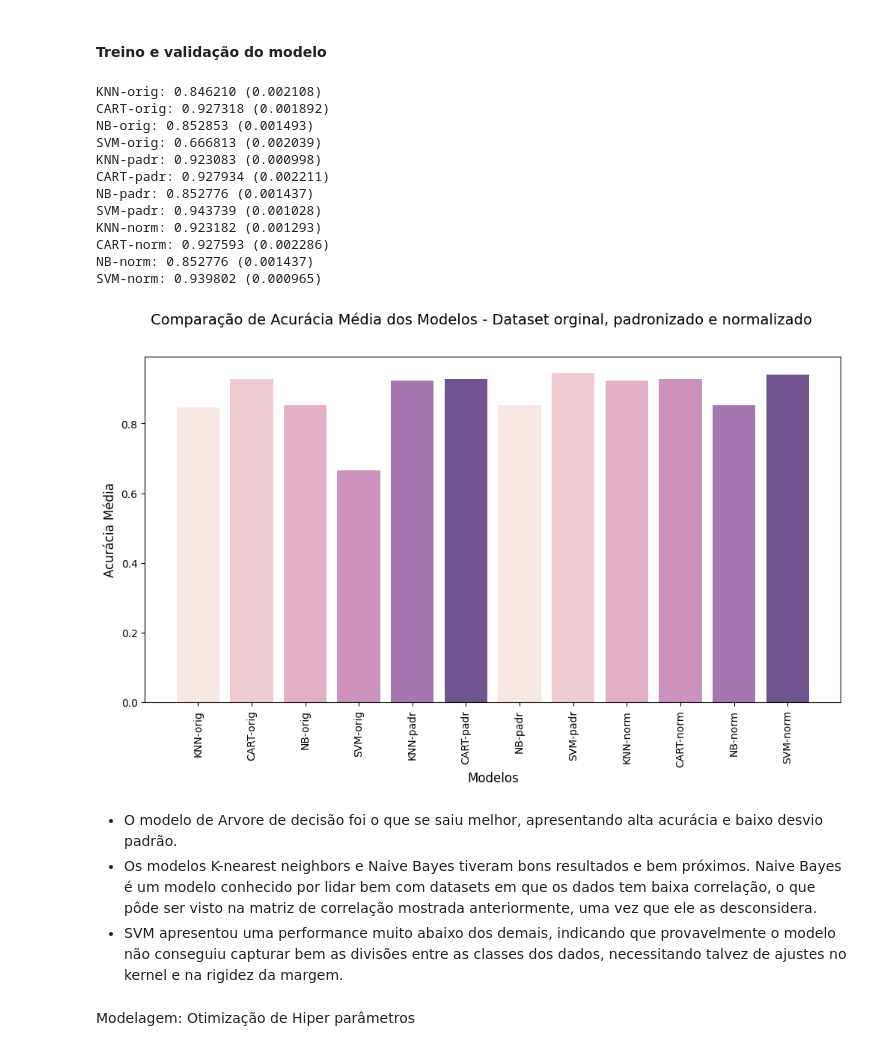
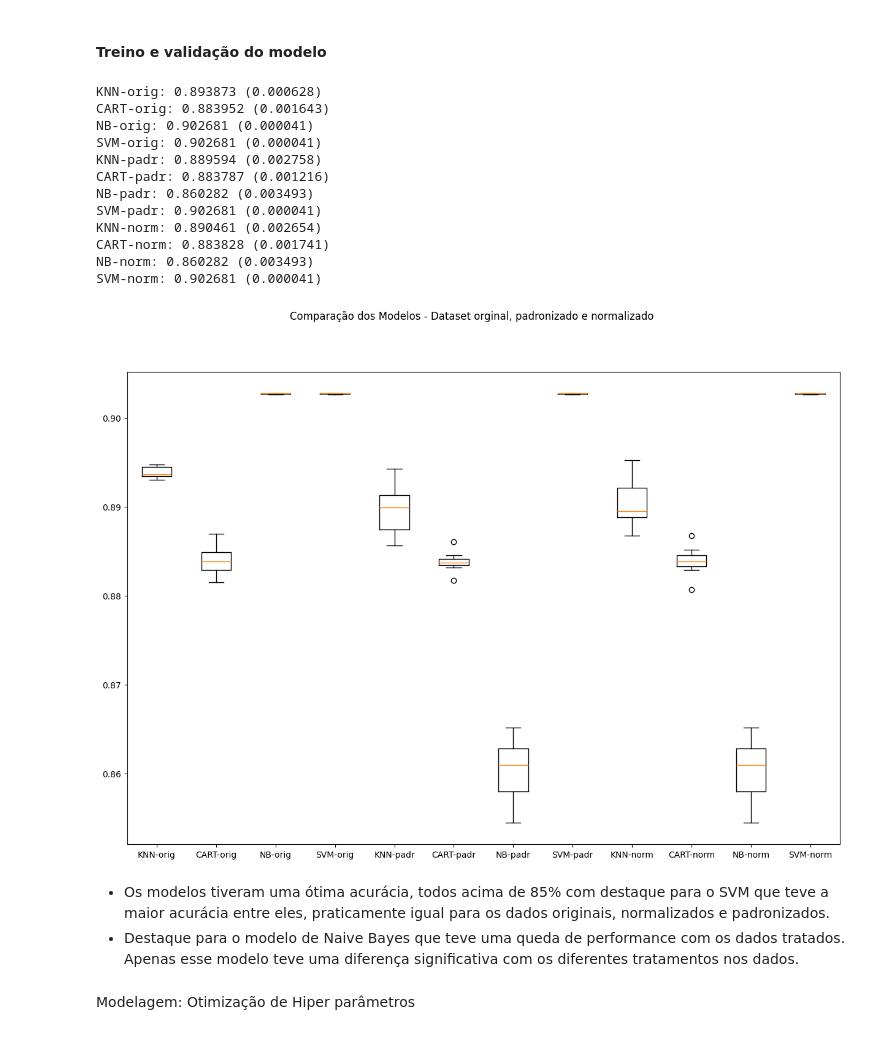
Before and after one commit to NephilimJaeger/mvp-model-fullstack, a Jupyter notebook: data/model_training.ipynb, the cells around one changed output. Saved outputs shown, nothing was run; the diff lists cells and outputs as text; code cells hidden in the pictures.

Commit message:
Refactor files and change dataset

```diff
--- a/data/model_training.ipynb
+++ b/data/model_training.ipynb
@@ -158,5 +154,5 @@ plt.show()
 # %%
-# Como pôde ser visto no output da célula anterior, temos outliers nas colunas 'Flight Distance','Departure Delay in Minutes','Arrival Delay in Minutes'
+# Como pôde ser visto no output da célula anterior, temos outliers nas colunas 'est_diameter_min' e 'relative_velocity'
 # Os valores serão removidos pela função abaixo
 def handle_outliers(df, columns):
 
@@ -173,10 +169,7 @@ def handle_outliers(df, columns):
 
     return df
 
-columns_to_handel= ['Flight Distance','Departure Delay in Minutes','Arrival Delay in Minutes']
-data = handle_outliers(data, columns_to_handel)
+columns_to_handel= ['est_diameter_min','relative_velocity']
+data = handle_outliers(df, columns_to_handel)
 # %% [markdown]
 ### Modelagem
-# %%
-#Transformando as variáveis categóricas em numéricas
-data = pd.get_dummies(data, drop_first=True,dtype=int)
@@ -229,26 +176,20 @@ Name: satisfaction_satisfied, dtype: float64
-# %%
-# Vamos manter as variáveis que possuem correlação maior que 0.2 absoluto com a variável target
-threshold = 0.2
-columns_to_keep = correlation_matrix['satisfaction_satisfied'].abs() > threshold
-columns_to_keep['satisfaction_satisfied'] = True
-columns_to_keep = columns_to_keep[columns_to_keep].index
-data = data[columns_to_keep]
 # %% [markdown]
 #### Treino e validação do modelo
 # %%
 # Separando o dataset em treino e teste
-target = data['satisfaction_satisfied']
+target = df.hazardous.astype(int)
 
-test_size = 0.30
+test_size = 0.20
 seed = 10
 
-X = data.drop("satisfaction_satisfied",axis=1)
+X = data.drop("hazardous",axis=1)
 y = target
 
 X_train, X_test, y_train, y_test = train_test_split(X, y, test_size = test_size, random_state = seed, stratify = y)
 
 scoring = "accuracy"
-kfold = StratifiedKFold(shuffle=True, random_state=seed) # validação cruzada com estratificação
+num_particoes = 7
+kfold = StratifiedKFold(n_splits=num_particoes, shuffle=True, random_state=seed)
 # %%
 def evaluate(to_eval, X_train, y_train, kfold, scoring):
     """
@@ -297,57 +238,52 @@ def create_pipelines(models, scalers, dataset_types):
 # %%
 np.random.seed(10)
 
 #definindo os tipos de modelos que serão avaliados e criando uma lista com eles
 
 knn = ('KNN', KNeighborsClassifier())
 cart = ('CART', DecisionTreeClassifier())
 naive_bayes = ('NB', GaussianNB())
 svm = ('SVM', SVC())
 
 models = [knn, cart, naive_bayes, svm]
 
 #Steps para o pipeline usando dados padronizados e normalizados
 standard_scaler = ('StandardScaler', StandardScaler())
 min_max_scaler = ('MinMaxScaler', MinMaxScaler())
 
 scalers = [standard_scaler, min_max_scaler]
 
 #Tipos de datasets que serão avaliados
 dataset_types = ['original', 'padronizado', 'normalizado']
 
 #Cria um pipeline para cada modelo e tipo de dataset
 pipelines = create_pipelines(models, scalers, dataset_types)
 
 results, names = evaluate(pipelines, X_train, y_train, kfold, scoring)
 
-# Gráfico de barras com a comparação dos modelos
-means = [np.mean(result) for result in results]
-fig = plt.figure(figsize=(12, 6))
-cube_palette = sns.cubehelix_palette(gamma=.5)
-plt.bar(names, means, color=cube_palette)
-fig.suptitle('Comparação de Acurácia Média dos Modelos - Dataset orginal, padronizado e normalizado', fontsize=14)
-plt.xlabel('Modelos', fontsize=12)
-plt.xticks(rotation=90)
-plt.ylabel('Acurácia Média', fontsize=12)
+fig = plt.figure(figsize=(15,10))
+fig.suptitle('Comparação dos Modelos - Dataset orginal, padronizado e normalizado')
+ax = fig.add_subplot(111)
+plt.boxplot(results)
+ax.set_xticklabels(names)
 plt.show()
 # %% [output]
-KNN-orig: 0.846210 (0.002108)
-CART-orig: 0.927318 (0.001892)
-NB-orig: 0.852853 (0.001493)
-SVM-orig: 0.666813 (0.002039)
-KNN-padr: 0.923083 (0.000998)
-CART-padr: 0.927934 (0.002211)
-NB-padr: 0.852776 (0.001437)
-SVM-padr: 0.943739 (0.001028)
-KNN-norm: 0.923182 (0.001293)
-CART-norm: 0.927593 (0.002286)
-NB-norm: 0.852776 (0.001437)
-SVM-norm: 0.939802 (0.000965)
+KNN-orig: 0.893873 (0.000628)
+CART-orig: 0.883952 (0.001643)
+NB-orig: 0.902681 (0.000041)
+SVM-orig: 0.902681 (0.000041)
+KNN-padr: 0.889594 (0.002758)
+CART-padr: 0.883787 (0.001216)
+NB-padr: 0.860282 (0.003493)
+SVM-padr: 0.902681 (0.000041)
+KNN-norm: 0.890461 (0.002654)
+CART-norm: 0.883828 (0.001741)
+NB-norm: 0.860282 (0.003493)
+SVM-norm: 0.902681 (0.000041)
-[figure, old version]
+[figure, new version]
-# %% [markdown]
-- O modelo de Arvore de decisão foi o que se saiu melhor, apresentando alta acurácia e baixo desvio padrão.
-- Os modelos K-nearest neighbors e Naive Bayes tiveram bons resultados e bem próximos. Naive Bayes é um modelo conhecido por lidar bem com datasets em que os dados tem baixa correlação, o que pôde ser visto na matriz de correlação mostrada anteriormente, uma vez que ele as desconsidera.
-- SVM apresentou uma performance muito abaixo dos demais, indicando que provavelmente o modelo não conseguiu capturar bem as divisões entre as classes dos dados, necessitando talvez de ajustes no kernel e na rigidez da margem.
+# %% [markdown]
+- Os modelos tiveram uma ótima acurácia, todos acima de 85% com destaque para o SVM que teve a maior acurácia entre eles, praticamente igual para os dados originais, normalizados e padronizados.
+- Destaque para o modelo de Naive Bayes que teve uma queda de performance com os dados tratados. Apenas esse modelo teve uma diferença significativa com os diferentes tratamentos nos dados.
 # %% [markdown]
 Modelagem: Otimização de Hiper parâmetros
 # %%
```
Also changed, not shown: parts of 20 cells of this notebook, 15 other files.
